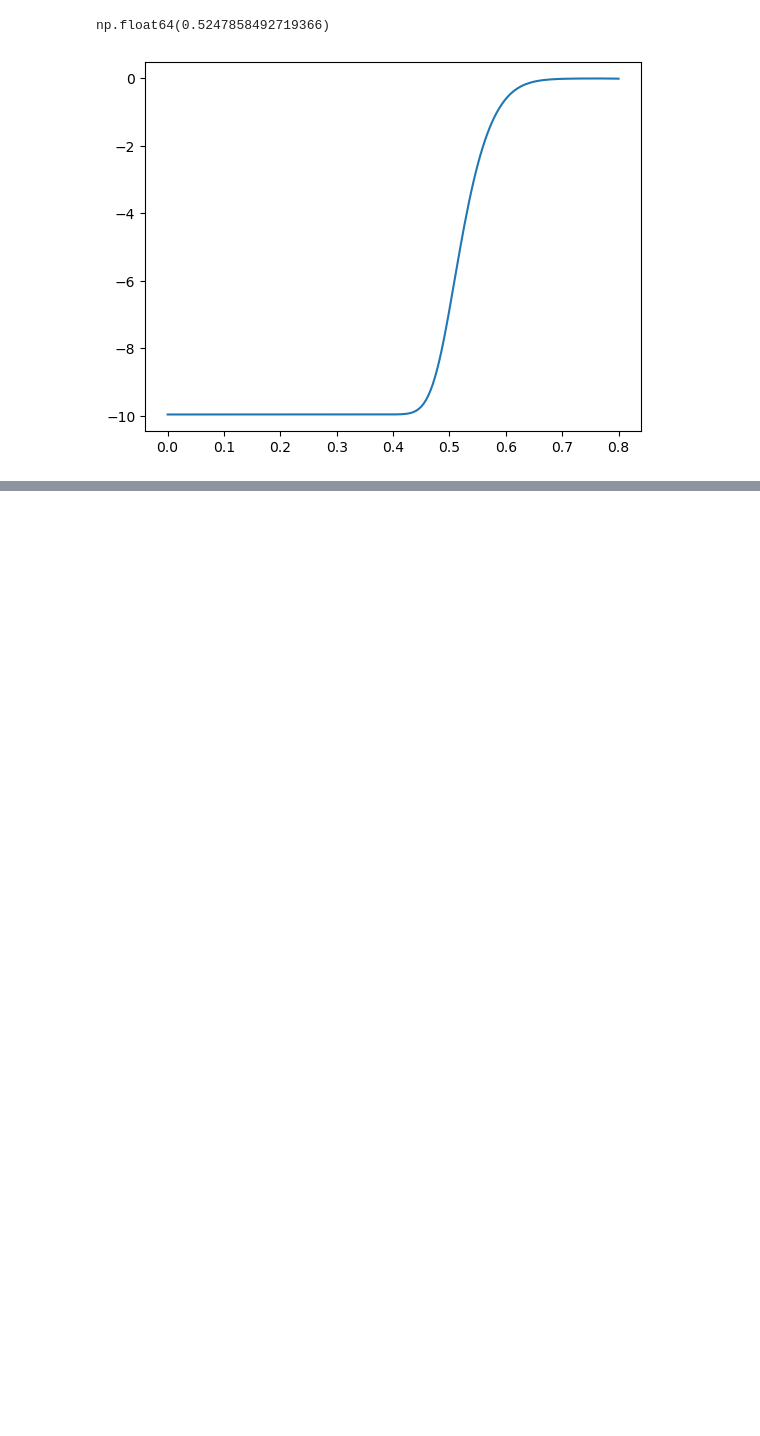
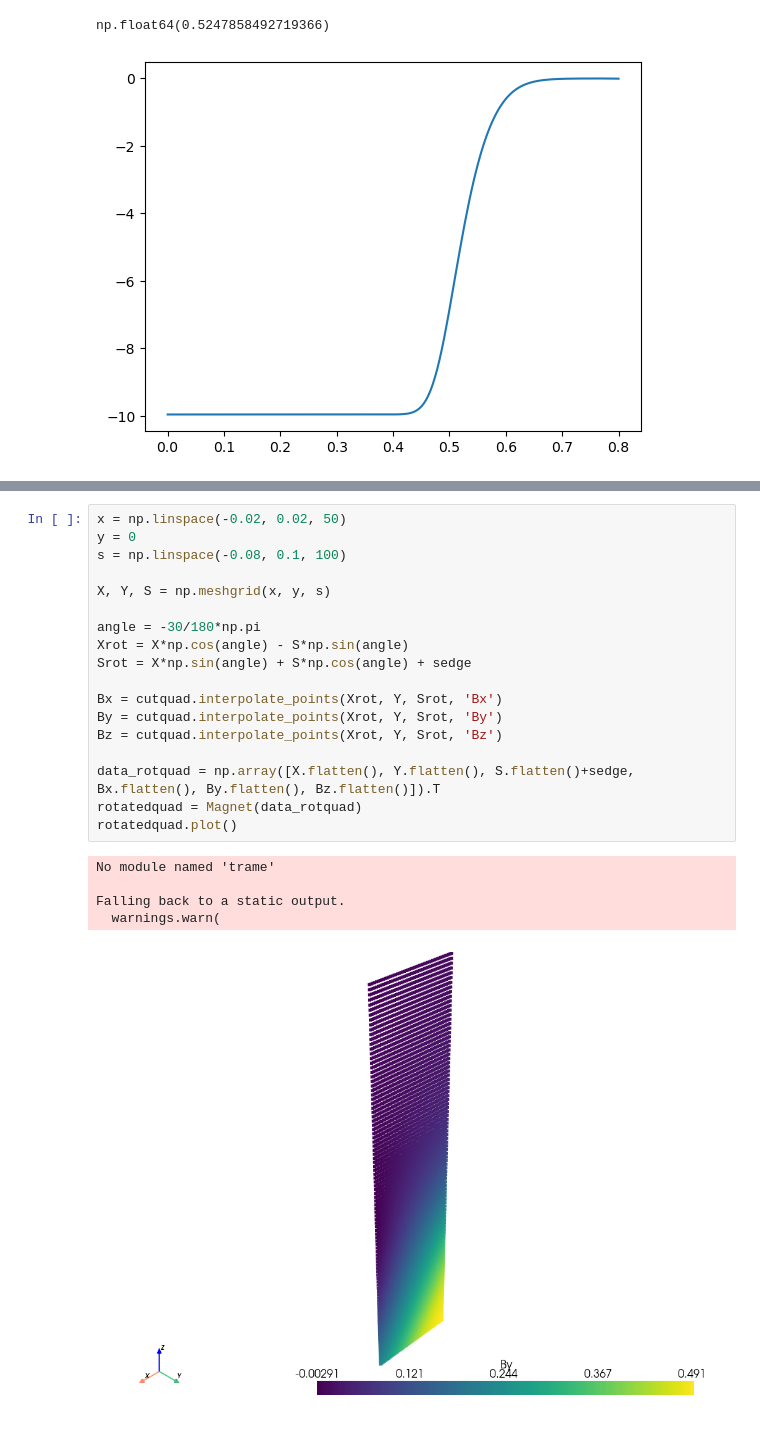
Before and after one commit to xsuite/bpmeth, a Jupyter notebook: fieldmaps/quadrupole_toymodels/fit_fieldmap.ipynb, the cells around one changed output, grey strips where cells are left out. Saved outputs shown, nothing was run; the diff lists cells and outputs as text; blank space fills up the shorter version.

```diff
--- a/fieldmaps/quadrupole_toymodels/fit_fieldmap.ipynb
+++ b/fieldmaps/quadrupole_toymodels/fit_fieldmap.ipynb
@@ -85,0 +140,24 @@ $\displaystyle \operatorname{Poly}{\left( -14631.6460472137 s^{3} + 26708.406142
+# %%
+x = np.linspace(-0.02, 0.02, 50)
+y = 0
+s = np.linspace(-0.08, 0.1, 100)
+
+X, Y, S = np.meshgrid(x, y, s)
+
+angle = -30/180*np.pi
+Xrot = X*np.cos(angle) - S*np.sin(angle)
+Srot = X*np.sin(angle) + S*np.cos(angle) + sedge
+
+Bx = cutquad.interpolate_points(Xrot, Y, Srot, 'Bx')
+By = cutquad.interpolate_points(Xrot, Y, Srot, 'By')
+Bz = cutquad.interpolate_points(Xrot, Y, Srot, 'Bz')
+
+data_rotquad = np.array([X.flatten(), Y.flatten(), S.flatten()+sedge, Bx.flatten(), By.flatten(), Bz.flatten()]).T
+rotatedquad = Magnet(data_rotquad)
+rotatedquad.plot()
+# %% [output]
+No module named 'trame'
+
+Falling back to a static output.
+  warnings.warn(
+[figure, added]
```
Also changed, not shown: parts of 18 cells of this notebook.
